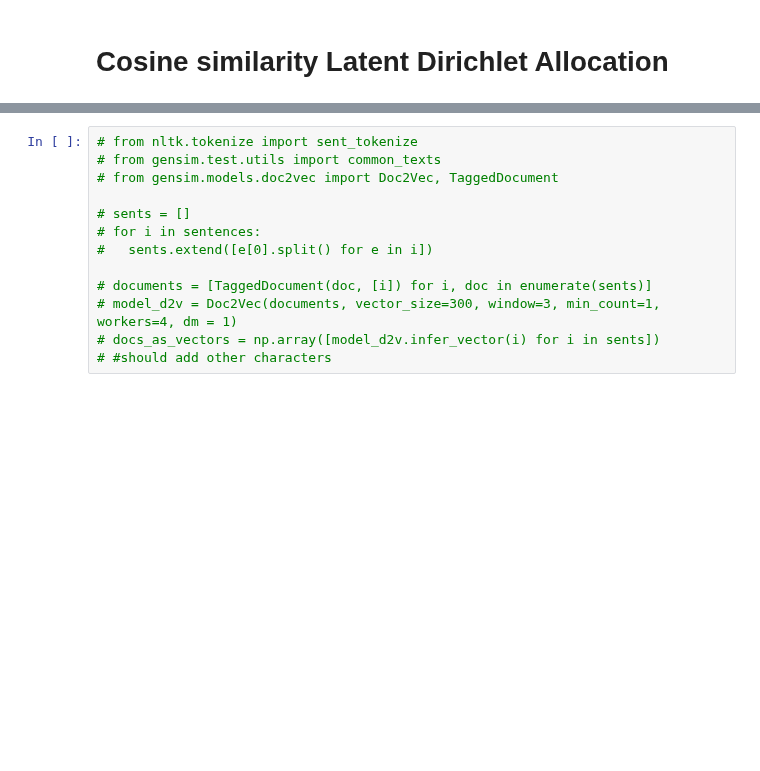
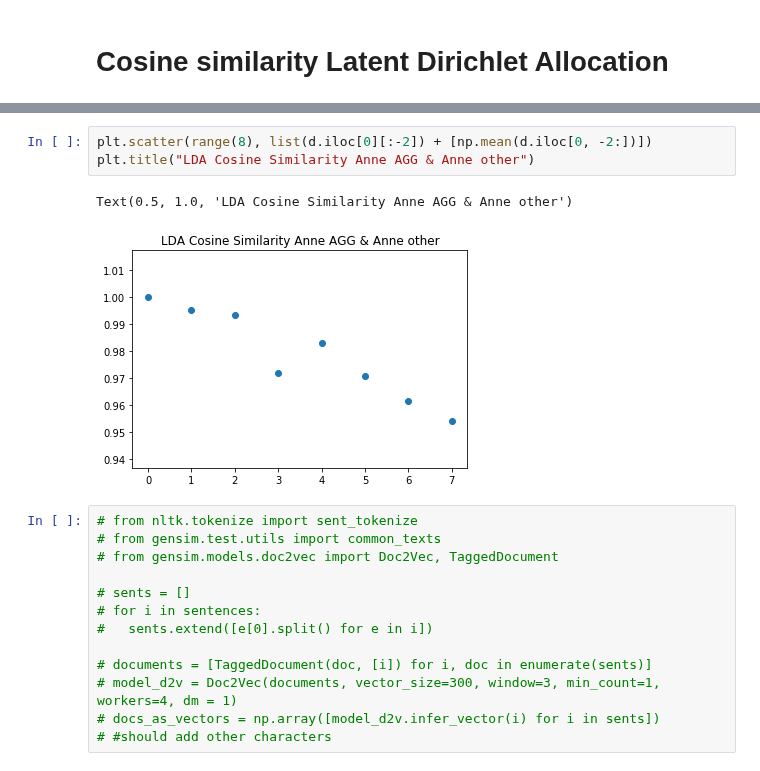
Before and after one commit to nicolenair/Capstone, a Jupyter notebook: Distance_Experiments.ipynb, the cells around one changed output, grey strips where cells are left out. Drawn from its saved outputs; the diff is of its cells as text; blank space fills up the shorter version.

```diff
--- a/Distance_Experiments.ipynb
+++ b/Distance_Experiments.ipynb
@@ -315,3 +425,9 @@ pd.DataFrame(cosine_similarities, columns = anne_characters, index = anne_charac
+# %%
+plt.scatter(range(8), list(d.iloc[0][:-2]) + [np.mean(d.iloc[0, -2:])])
+plt.title("LDA Cosine Similarity Anne AGG & Anne other")
+# %% [output]
+Text(0.5, 1.0, 'LDA Cosine Similarity Anne AGG & Anne other')
+[figure, added]
 # %%
 # from nltk.tokenize import sent_tokenize
 # from gensim.test.utils import common_texts
```
Also changed, not shown: parts of 29 cells of this notebook.
